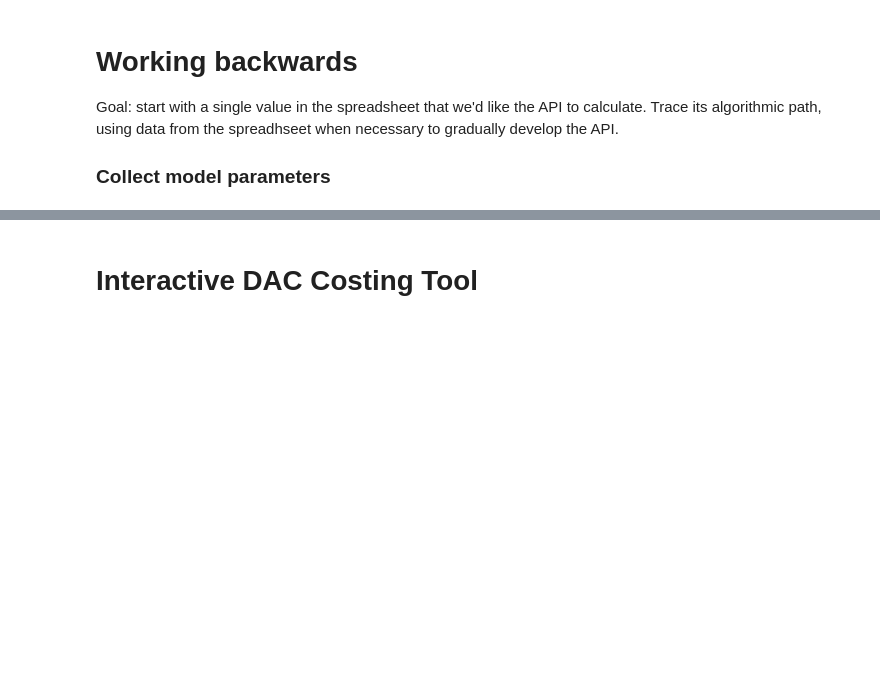
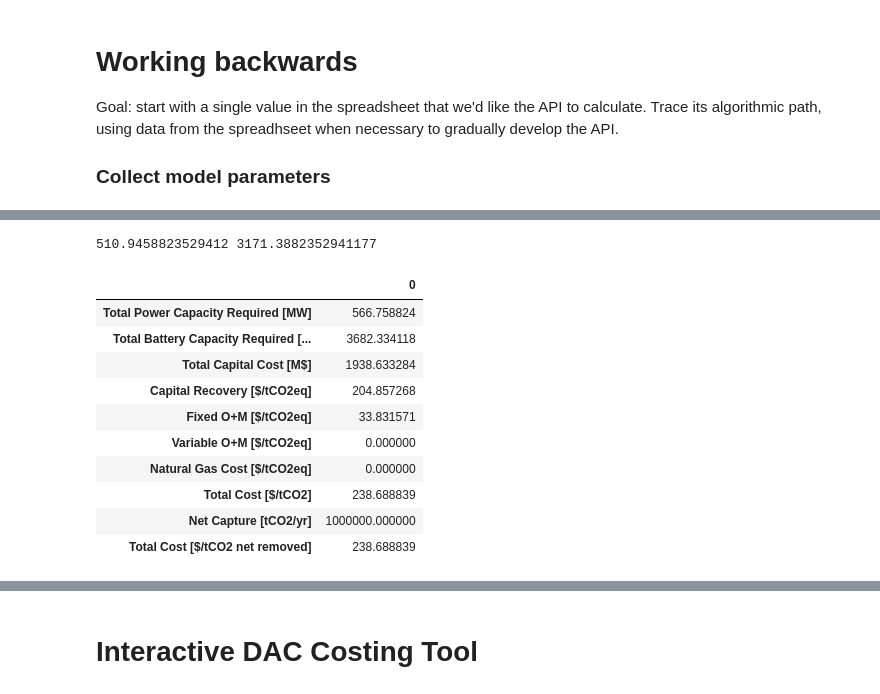
Before and after one commit to carbonplan/dac-costing, a Jupyter notebook: notebooks/DAC+Energy Analysis.ipynb, the cells around one changed output, grey strips where cells are left out. Saved outputs shown, nothing was run; the diff lists cells and outputs as text; code cells hidden in the pictures; blank space fills up the shorter version.

```diff
--- a/notebooks/DAC+Energy Analysis.ipynb
+++ b/notebooks/DAC+Energy Analysis.ipynb
@@ -420,0 +415,52 @@ expected: $225.84
+# %%
+def total_energy_block_costs(ev, tv, cv, params):
+
+    v = {}
+
+    # Total Power Capacity Required [MW]
+    v['Total Power Capacity Required [MW]'] = ev['Plant Size [MW]'] + tv['Plant Size [MW]']
+
+    # Total Battery Capacity Required [MWh]
+    v['Total Battery Capacity Required [MWh]'] = ev['Battery Capacity Needed [MWh]'] + tv['Battery Capacity Needed [MWh]']
+
+    # Total Capital Cost [M$]
+    v['Total Capital Cost [M$]'] = cv['Total Capital Cost [M$]']
+
+    # Capital Recovery [$/tCO2eq]
+    v['Capital Recovery [$/tCO2eq]'] = cv['Capital Recovery [$/tCO2eq]']
+
+    # Fixed O+M [$/tCO2eq]
+    v['Fixed O+M [$/tCO2eq]'] = cv['Fixed O+M [$/tCO2eq]']
+
+    # Variable O+M [$/tCO2eq]
+    v['Variable O+M [$/tCO2eq]'] = cv['Variable O+M [$/tCO2eq]']
+
+    # NG Cost [$/tCO2eq]
+    v['Natural Gas Cost [$/tCO2eq]'] = ev['Natural Gas Cost [$/tCO2eq]'] + tv['Natural Gas Cost [$/tCO2eq]']
+
+    # Total Cost [$/tCO2]
+    v['Total Cost [$/tCO2]'] = v['Capital Recovery [$/tCO2eq]'] + v['Fixed O+M [$/tCO2eq]'] + v['Variable O+M [$/tCO2eq]'] + v['Natural Gas Cost [$/tCO2eq]']
+
+    # Net Capture [tCO2/yr]
+    v['Net Capture [tCO2/yr]'] = params['Scale [tCO2/year]'] - params['Scale [tCO2/year]'] * (ev['Emitted tCO2eq/tCO2'] + tv['Emitted tCO2eq/tCO2'])
+
+    # Total Cost [$/tCO2 net removed]
+    v['Total Cost [$/tCO2 net removed]'] = v['Total Cost [$/tCO2]'] / (1 - (ev['Emitted tCO2eq/tCO2'] + tv['Emitted tCO2eq/tCO2']))
+
+    return v
+# %%
+tev = total_energy_block_costs(ev, tv, cv, params)
+pd.Series(tev).to_frame()
+# %% [output]
+510.9458823529412 3171.3882352941177
+|  | 0 |
+| Total Power Capacity Required [MW] | 566.758824 |
+| Total Battery Capacity Required [... | 3682.334118 |
+| Total Capital Cost [M$] | 1938.633284 |
+| Capital Recovery [$/tCO2eq] | 204.857268 |
+| Fixed O+M [$/tCO2eq] | 33.831571 |
+| Variable O+M [$/tCO2eq] | 0.000000 |
+| Natural Gas Cost [$/tCO2eq] | 0.000000 |
+| Total Cost [$/tCO2] | 238.688839 |
+| Net Capture [tCO2/yr] | 1000000.000000 |
+| Total Cost [$/tCO2 net removed] | 238.688839 |
```
Also changed, not shown: parts of 19 cells of this notebook, 2 other files.
